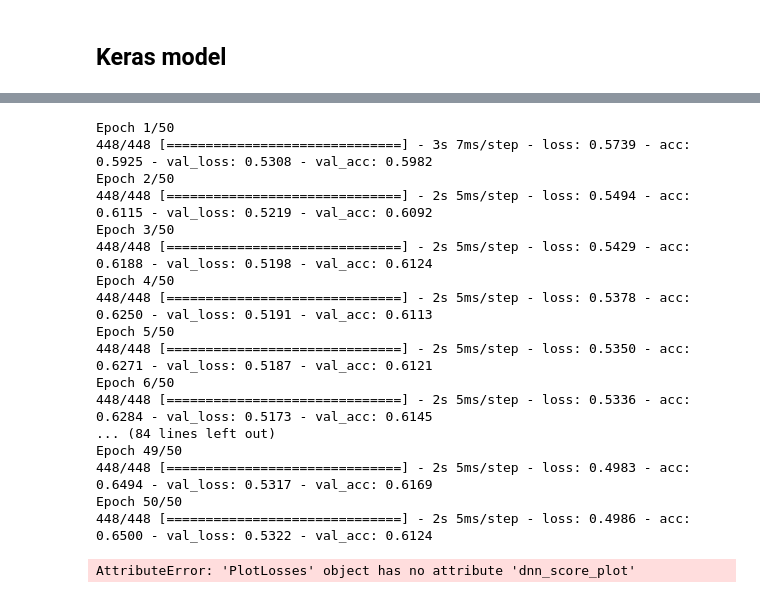
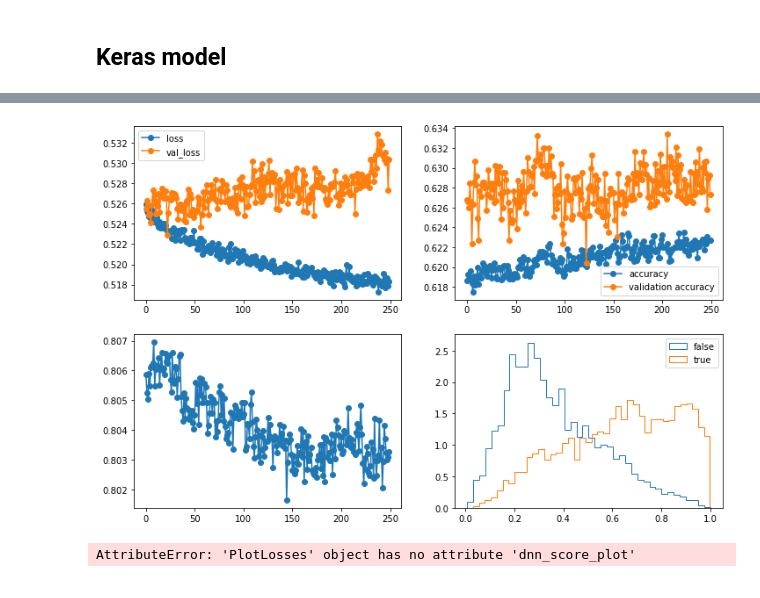
Before and after one commit to UniMiBAnalyses/ML_classification, a Jupyter notebook: Training_v1.ipynb, the cells around one changed output, grey strips where cells are left out. Saved outputs shown, nothing was run; the diff lists cells and outputs as text; code cells hidden in the pictures.

```diff
--- a/Training_v1.ipynb
+++ b/Training_v1.ipynb
@@ -238,32 +258,16 @@ _________________________________________________________________
 # %%
 history = model.fit_generator(
             training_generator,
-            epochs=50,
-            #initial_epoch=200,
+            epochs=300,
+            initial_epoch=50,
             steps_per_epoch=steps_per_epoch_train,
             validation_data = validation_generator,
             validation_steps = steps_per_epoch_val,
-            #callbacks=[plot_losses],
-            callbacks = [],
+            callbacks=[plot_losses],
+            #callbacks = [],
             )
 # %% [output]
-Epoch 1/50
-448/448 [==============================] - 3s 7ms/step - loss: 0.5739 - acc: 0.5925 - val_loss: 0.5308 - val_acc: 0.5982
-Epoch 2/50
-448/448 [==============================] - 2s 5ms/step - loss: 0.5494 - acc: 0.6115 - val_loss: 0.5219 - val_acc: 0.6092
-Epoch 3/50
-448/448 [==============================] - 2s 5ms/step - loss: 0.5429 - acc: 0.6188 - val_loss: 0.5198 - val_acc: 0.6124
-Epoch 4/50
-448/448 [==============================] - 2s 5ms/step - loss: 0.5378 - acc: 0.6250 - val_loss: 0.5191 - val_acc: 0.6113
-Epoch 5/50
-448/448 [==============================] - 2s 5ms/step - loss: 0.5350 - acc: 0.6271 - val_loss: 0.5187 - val_acc: 0.6121
-Epoch 6/50
-448/448 [==============================] - 2s 5ms/step - loss: 0.5336 - acc: 0.6284 - val_loss: 0.5173 - val_acc: 0.6145
-... (84 lines left out)
-Epoch 49/50
-448/448 [==============================] - 2s 5ms/step - loss: 0.4983 - acc: 0.6494 - val_loss: 0.5317 - val_acc: 0.6169
-Epoch 50/50
-448/448 [==============================] - 2s 5ms/step - loss: 0.4986 - acc: 0.6500 - val_loss: 0.5322 - val_acc: 0.6124
+[figure, added]
 # %%
 n = 30
 plt.hist(plot_losses.dnn_score_plot[n][0][1][:-1], bins=plot_losses.dnn_score_plot[n][0][1], weights=plot_losses.dnn_score_plot[n][0][0], histtype="step")
```
Also changed, not shown: parts of 5 cells of this notebook, 1 other file.
